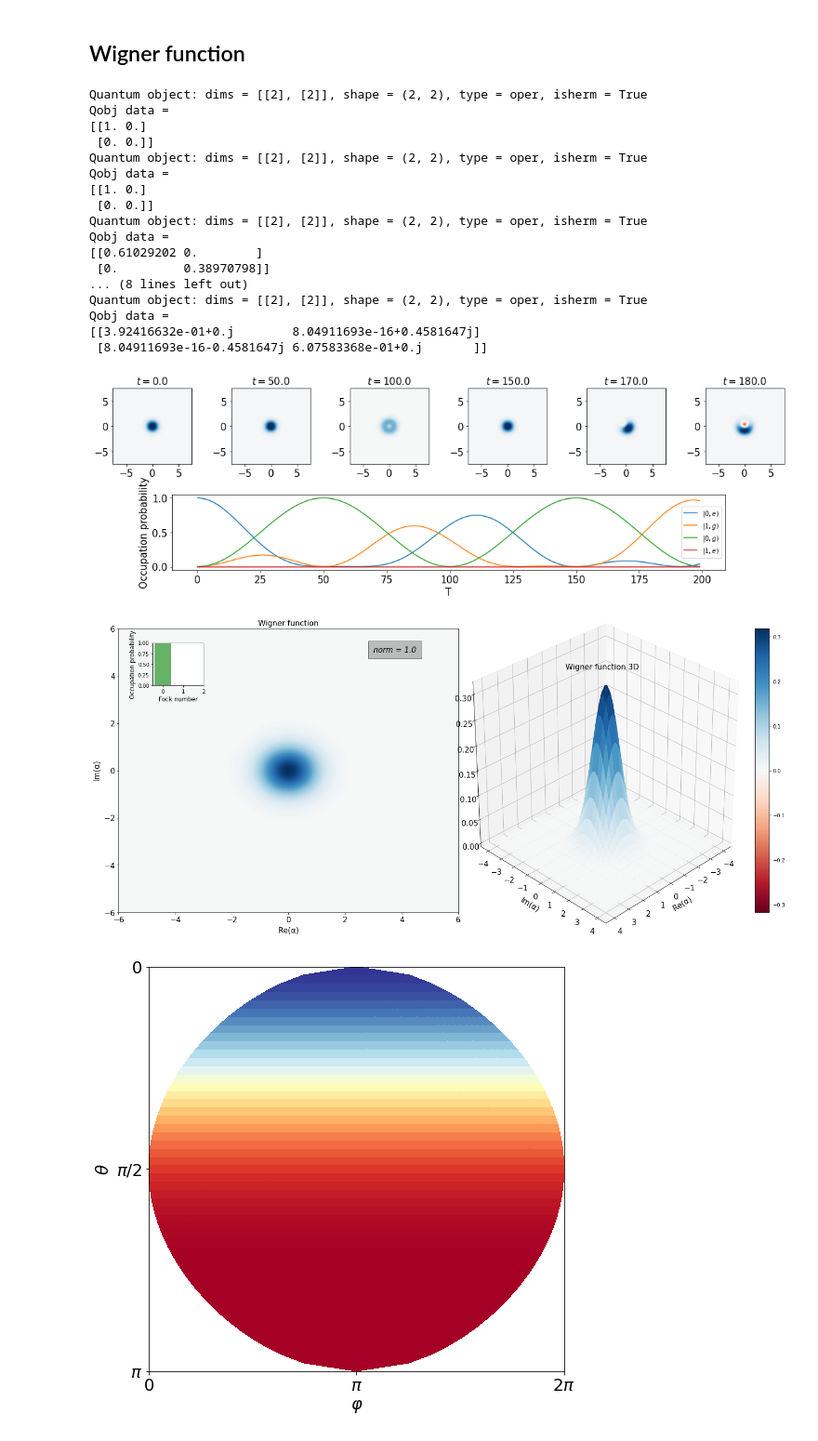
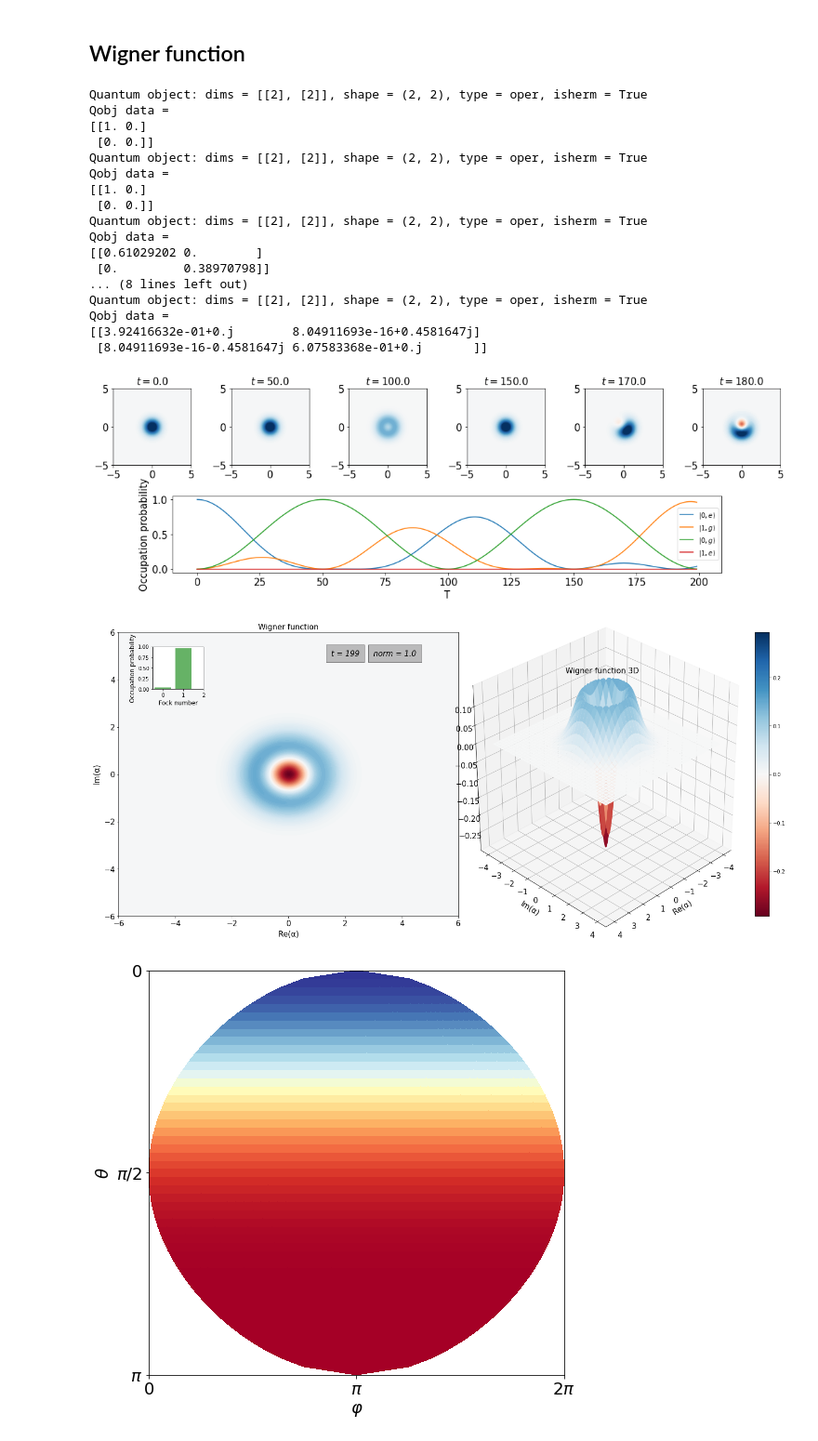
Before and after one commit to propellermint/Dynamic-chaos-in-the-kicked-photon-qubit-atom, a Jupyter notebook: quantum kicked JC 1 photon Fock.ipynb, the cells around one changed output. Shown at 93% size. Drawn from its saved outputs; the diff is of its cells as text; code cells hidden in the pictures.

```diff
--- a/quantum kicked JC 1 photon.ipynb
+++ b/quantum kicked JC 1 photon Fock.ipynb
@@ -240,17 +239,19 @@ bb.savefig('images/quantum/1photon/qubitJC,' + 'g=' + str(g) + ',N=' + str(N) +
 # %% [markdown]
 ## Wigner function
 # %%
-def plot_wigner_2d_3d(rho):
+def plot_wigner_2d_3d(t, rho):
     #fig, axes = plt.subplots(1, 2, subplot_kw={'projection': '3d'}, figsize=(12, 6))
     fig = plt.figure(figsize=(20, 9))
 
     # trace out the atom from the density matrix, to obtain
     # the reduced density matrix for the cavity
-    rho_cavity = ptrace(rho, 0)
+    rho_cavity = ptrace(rho[t], 0)
     ax1 = fig.add_subplot(1, 2, 1)
     plot_wigner(rho_cavity, fig=fig, ax=ax1, alpha_max=6, method='laguerre')
     ax2 = ax1.inset_axes([0.1, 0.8, 0.15, 0.15])
     ax1.text(3, 5, 'norm = ' + str(np.round(abs(np.array(trace(rho_cavity))),3)), style='italic',
+             fontsize=textsize/2, bbox={'facecolor': 'grey', 'alpha': 0.5, 'pad': 10})
+    ax1.text(1.5, 5, 't = ' + str(t), style='italic',
              fontsize=textsize/2, bbox={'facecolor': 'grey', 'alpha': 0.5, 'pad': 10})
     plot_fock_distribution(rho_cavity, offset=0, fig=fig, ax=ax2)
     plt.tick_params(labelsize=textsize/2)
@@ -300,8 +301,8 @@ fig.savefig('images/quantum/1photon/wignerJC,' + 'g=' + str(g) + ',N=' + str(N)
 plt.show()
 
 
-rho = rho_list[3]
-fig = plot_wigner_2d_3d(rho)
+rho = rho_list
+fig = plot_wigner_2d_3d(3, rho)
 fig.savefig('images/quantum/1photon/wigner2d3dJC,' + 'g=' + str(g) + ',N=' + str(N) + ',mu=' + str(mu) +
             ',r=' + str(r) + '.png', dpi=150)
 fig
@@ -520,37 +521,37 @@ ax.set_ylabel('Occupation probability', fontsize=textsize/2)
 plt.tick_params(labelsize=textsize/2)
 #plt.grid()
 plt.tight_layout()
 fig.savefig('images/quantum/1photon/wignerKJC,' + 'g=' + str(g) + ',N=' + str(N) + ',mu=' + str(mu) +
             ',r=' + str(r) + '.png', dpi=150)
 plt.show()
 
 
-rho = rho_list[3]
-fig = plot_wigner_2d_3d(rho)
+rho = psi1
+fig = plot_wigner_2d_3d(199, rho)
 
 fig.savefig('images/quantum/1photon/wigner2d3dKJC,' + 'g=' + str(g) + ',N=' + str(N) + ',mu=' + str(mu) +
             ',r=' + str(r) + '.png', dpi=150)
 fig
 # %% [output]
 Quantum object: dims = [[2], [2]], shape = (2, 2), type = oper, isherm = True
 Qobj data =
 [[1. 0.]
  [0. 0.]]
 Quantum object: dims = [[2], [2]], shape = (2, 2), type = oper, isherm = True
 Qobj data =
 [[1. 0.]
  [0. 0.]]
 Quantum object: dims = [[2], [2]], shape = (2, 2), type = oper, isherm = True
 Qobj data =
 [[0.61029202 0.        ]
  [0.         0.38970798]]
 ... (8 lines left out)
 Quantum object: dims = [[2], [2]], shape = (2, 2), type = oper, isherm = True
 Qobj data =
 [[3.92416632e-01+0.j        8.04911693e-16+0.4581647j]
  [8.04911693e-16-0.4581647j 6.07583368e-01+0.j       ]]
-[figure, old version]
+[figure, new version]
-[figure, old version]
+[figure, new version]
 # %%
 import os
 from tqdm import tqdm
```
Also changed, not shown: parts of 21 cells of this notebook, 11 other files.
